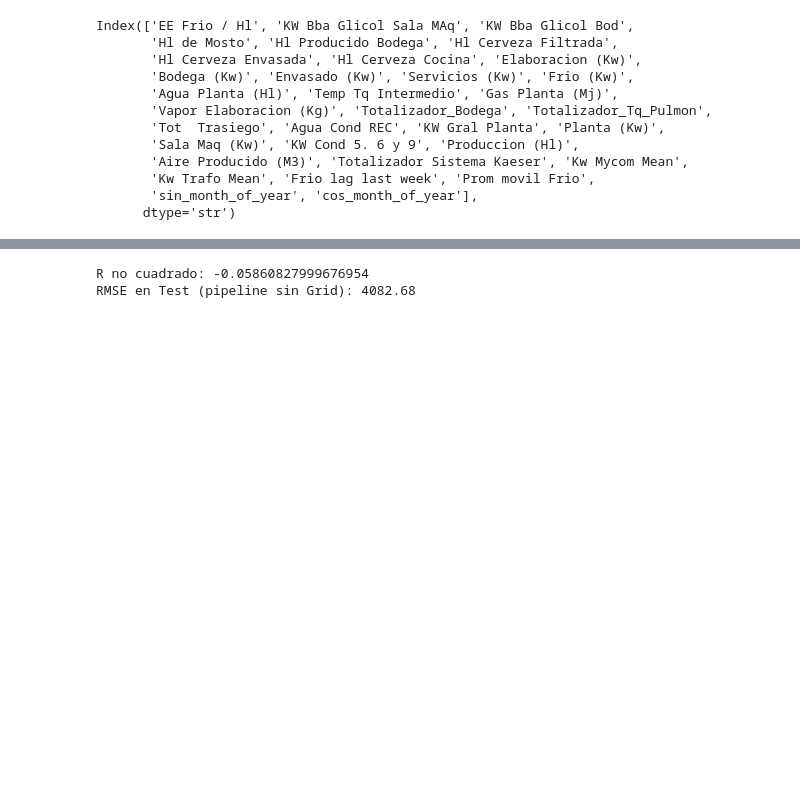
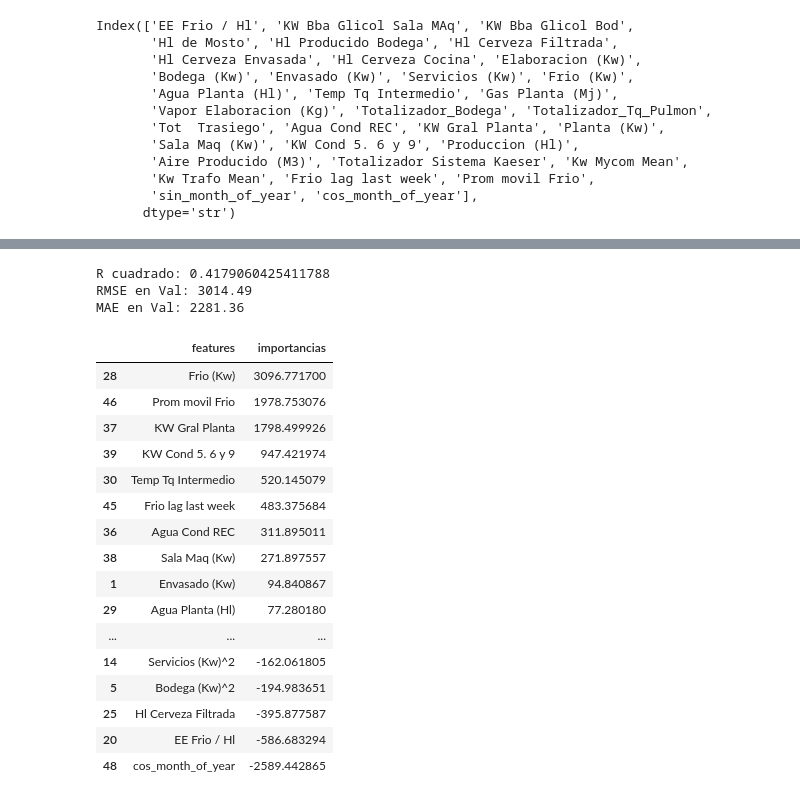
Before and after one commit to ignaciofaule-tech/TPI_LAB2_2026, a Jupyter notebook: src/Preprocesamiento/preprocessing.ipynb, the cells around one changed output, grey strips where cells are left out. Drawn from its saved outputs; the diff is of its cells as text; code cells hidden in the pictures; blank space fills up the shorter version.

```diff
--- a/src/Preprocesamiento/preprocessing.ipynb
+++ b/src/Preprocesamiento/preprocessing.ipynb
@@ -540,4 +558,15 @@ forest_features_importance
 # %%
+X_no_out_tr = X_train.copy()
+X_no_out_val = X_val.copy()
+numericas = X_no_out_tr.select_dtypes(include=[np.number]).columns
+for n in numericas:
+    Q3 = X_no_out_tr[n].quantile(0.75)
+    Q1 = X_no_out_tr[n].quantile(0.25)
+    IQR = Q3 - Q1
+    outliers = X_no_out_tr[(X_no_out_tr[n] < - 3 * IQR + Q1 ) | (X_no_out_tr[n] >  3 * IQR + Q3 )].index
+    X_no_out_tr.loc[outliers,n] = None
+    outliers_val = X_no_out_val[(X_no_out_val[n] < - 3 * IQR + Q1 ) | (X_no_out_val[n] >  3 * IQR + Q3 )].index
+    X_no_out_val.loc[outliers_val, n] = None
 features_creation = ColumnTransformer(
     transformers= [
         ("Poly", PolynomialFeatures(degree=2,include_bias=False, interaction_only=False), var_def)
@@ -547,9 +576,11 @@ features_creation = ColumnTransformer(
 )
 
 preprocesamiento = Pipeline(steps=[
-    ("Imputacion", KNNImputer(n_neighbors=5).set_output(transform="pandas")),
-    ("Features_creation", features_creation.set_output(transform="pandas")),
-    ("Escalado", RobustScaler().set_output(transform="pandas"))
+    ("Winsorizer", Winsorizer(capping_method='iqr', tail='right', fold=1.5,missing_values="ignore").set_output(transform="pandas")),
+    ("Transformacion", PowerTransformer(method='yeo-johnson').set_output(transform="pandas")),
+    ("Escalado", RobustScaler().set_output(transform="pandas")),
+    ("Imputacion", KNNImputer(n_neighbors=10).set_output(transform="pandas")),
+    ("Features_creation", features_creation.set_output(transform="pandas"))
 ])
 
 
@@ -559,16 +590,42 @@ Pipeline_lasso = Pipeline(steps=[
 ])
 
 
-Pipeline_lasso.fit(X_train, y_train)
-y_pred = Pipeline_lasso.predict(X_val)
-score = Pipeline_lasso.score(X_val, y_val)
-print(f"R no cuadrado: {score} ")
+Pipeline_lasso.fit(X_no_out_tr, y_train)
+y_pred = Pipeline_lasso.predict(X_no_out_val)
+score = Pipeline_lasso.score(X_no_out_val, y_val)
+print(f"R cuadrado: {score} ")
 
 
 #error cuadrático medio
 mse = ((y_val- y_pred) ** 2).mean()
 rmse = float(mse ** 0.5)
-print(f"RMSE en Test (pipeline sin Grid): {rmse:.2f}")
+mae = np.mean(np.abs(y_val - y_pred))
+print(f"RMSE en Val: {rmse:.2f}")
+print(f"MAE en Val: {mae:.2f}")
 # %% [output]
-R no cuadrado: -0.05860827999676954
-RMSE en Test (pipeline sin Grid): 4082.68
+R cuadrado: 0.4179060425411788
+RMSE en Val: 3014.49
+MAE en Val: 2281.36
+# %%
+features_lasso = Pipeline_lasso[-1].feature_names_in_
+importancias_lasso = Pipeline_lasso[-1].coef_
+lasso_features_importance = pd.DataFrame({"features" : features_lasso, "importancias" : importancias_lasso})
+lasso_features_importance.sort_values(by="importancias", ascending=False)
+# %% [output]
+|  | features | importancias |
+| 28 | Frio (Kw) | 3096.771700 |
+| 46 | Prom movil Frio | 1978.753076 |
+| 37 | KW Gral Planta | 1798.499926 |
+| 39 | KW Cond 5. 6 y 9 | 947.421974 |
+| 30 | Temp Tq Intermedio | 520.145079 |
+| 45 | Frio lag last week | 483.375684 |
+| 36 | Agua Cond REC | 311.895011 |
+| 38 | Sala Maq (Kw) | 271.897557 |
+| 1 | Envasado (Kw) | 94.840867 |
+| 29 | Agua Planta (Hl) | 77.280180 |
+| ... | ... | ... |
+| 14 | Servicios (Kw)^2 | -162.061805 |
+| 5 | Bodega (Kw)^2 | -194.983651 |
+| 25 | Hl Cerveza Filtrada | -395.877587 |
+| 20 | EE Frio / Hl | -586.683294 |
+| 48 | cos_month_of_year | -2589.442865 |
```
Also changed, not shown: parts of 4 cells of this notebook.
